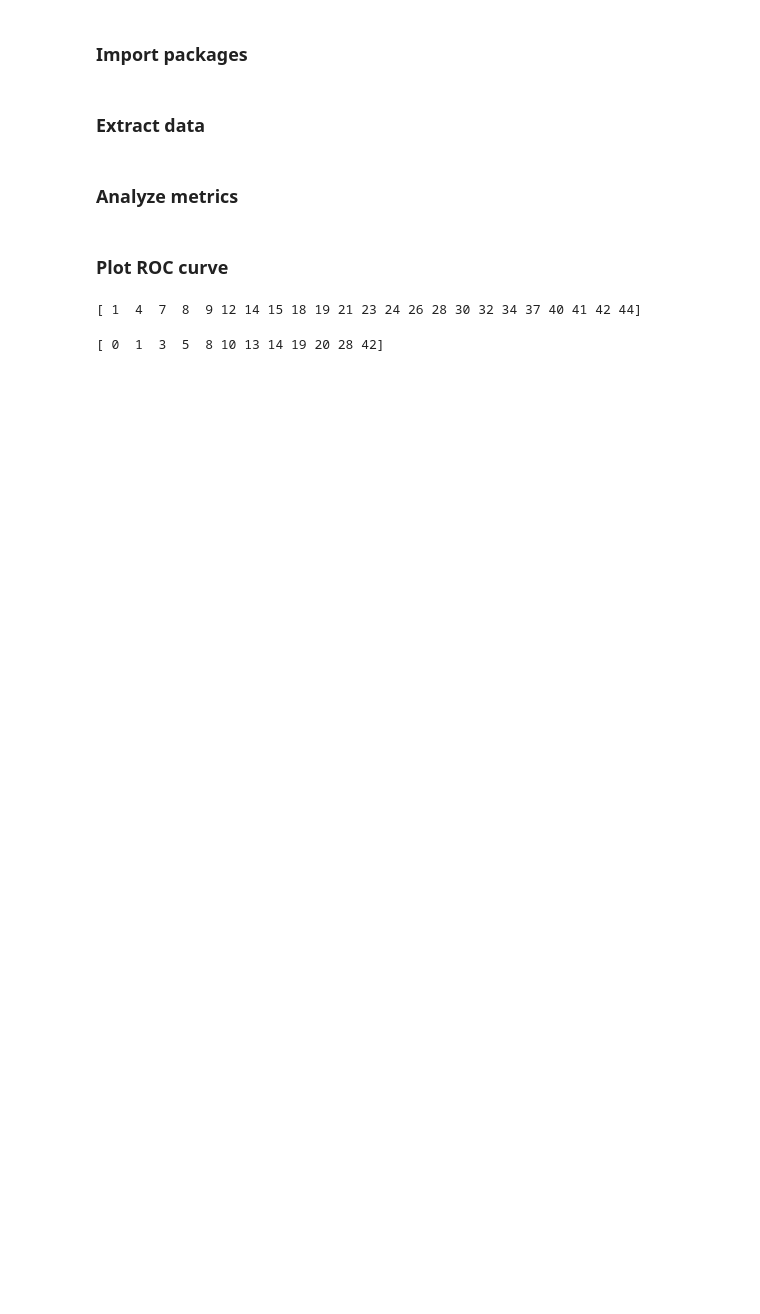
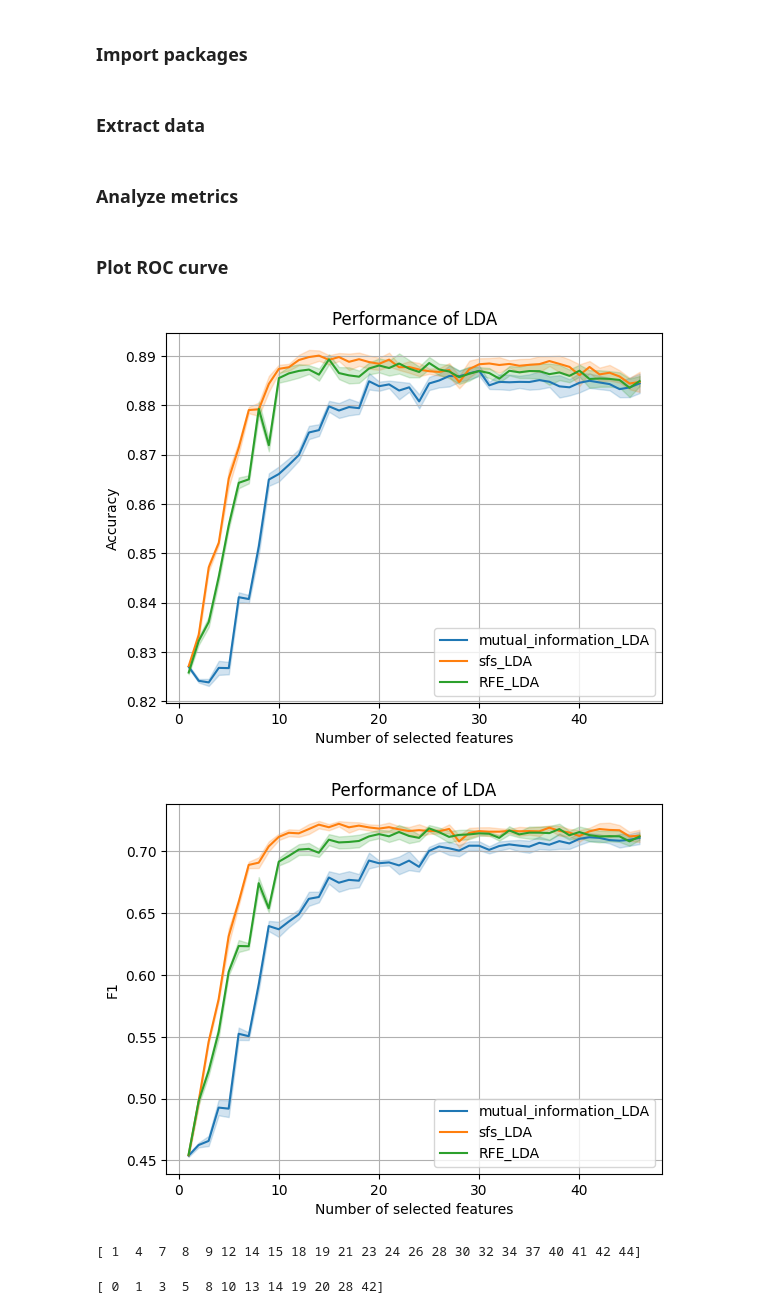
Before and after one commit to Majager/master_ML, a Jupyter notebook: Results/Feature_selection.ipynb, the cells around one changed output. Drawn from its saved outputs; the diff is of its cells as text; code cells hidden in the pictures; blank space fills up the shorter version.

```diff
--- a/Results/Feature_selection.ipynb
+++ b/Results/Feature_selection.ipynb
@@ -16,11 +17,37 @@ import math
 root_folder_path = "C:\\Users\\MajaE\\src\\repos\\master_ML\\Data"
 # %% [markdown]
 ### Extract data
+# %%
+def post_processing(true, predictions, predictions_proba, segment_size):
+    # Find number of observations in the data
+    segmented_true = []
+    segmented_predictions = []
+    segmented_predictions_proba = []
+
+    for i in range(len(true)):
+        subject_segmented_true = []
+        subject_segmented_predictions = []
+        subject_segmented_predictions_proba = []
+        for j in range(0,len(true[i])-segment_size):
+            # Majority voting for the separate segments
+            subsequence_true = int(mode(true[i][j:(j+segment_size)]))
+            subsequence_predictions = int(mode(predictions[i][j:(j+segment_size)]))
+            subsequence_predictions_proba = round(np.mean(predictions_proba[i][j:(j+segment_size)]))
+            subject_segmented_true.append(subsequence_true)
+            subject_segmented_predictions.append(subsequence_predictions)
+            subject_segmented_predictions_proba.append(subsequence_predictions_proba)
+        segmented_true.append(subject_segmented_true)
+        segmented_predictions.append(subject_segmented_predictions)
+        segmented_predictions_proba.append(subject_segmented_predictions_proba)
+    return segmented_true,segmented_predictions, segmented_predictions_proba
 # %%
 def extract_test_parameters(test_file):
     true,predictions,predictions_proba,test_recording_ids,segment_parameters =[],[],[],[],[]
     with open(test_file, 'rb') as handle:
         true,predictions,predictions_proba,test_recording_ids, segment_parameters = pickle.load(handle)
+    if segment_parameters[2] == 1:
+        true, predictions, predictions_proba = post_processing(true,predictions,predictions_proba,30)
+        segment_parameters[2] = 30
     return true,predictions,predictions_proba,test_recording_ids,segment_parameters
 # %% [markdown]
 ### Analyze metrics
@@ -115,7 +142,7 @@ def feature_selection_curve(selection_algorithms,label):
         acc = np.array(accuracies[idx])
         std = np.array(std_accuracies[idx])
         n_features = np.array(n_features_vec[idx])
-        line, = plt.plot(n_features,acc,label=selection_algorithms[idx],marker='o',markersize=6)
+        line, = plt.plot(n_features,acc,label=selection_algorithms[idx])
         plt.fill_between(n_features,acc-std,acc+std,color=line.get_color(), alpha = 0.2)
     plt.xlabel('Number of selected features')
     plt.ylabel('Accuracy')
@@ -129,7 +156,7 @@ def feature_selection_curve(selection_algorithms,label):
         f1 = np.array(f1_scores[idx])
         std = np.array(std_f1_scores[idx])
         n_features = np.array(n_features_vec[idx])
-        line, = plt.plot(n_features,f1,label=selection_algorithms[idx],marker='o',markersize=6)
+        line, = plt.plot(n_features,f1,label=selection_algorithms[idx])
         plt.fill_between(n_features,f1-std,f1+std,color=line.get_color(), alpha = 0.2)
     plt.xlabel('Number of selected features')
     plt.ylabel('F1')
@@ -139,9 +166,12 @@ def feature_selection_curve(selection_algorithms,label):
     plt.show()
 # %%
 classes = ['No meal','Meal']
-#selection_algorithms = ["mutual_information_LDA","sfs_LDA","RFE_LDA"]
+selection_algorithms = ["mutual_information_LDA","sfs_LDA","RFE_LDA"]
 #selection_algorithms = ["mutual_information_HMM","sfs_HMM"]
-#feature_selection_curve(selection_algorithms,'HMM')
+feature_selection_curve(selection_algorithms,'LDA')
+# %% [output]
+[figure, added]
+[figure, added]
 # %%
 importance_mutual_information, importance_sfs = [],[]
 # Extract features from previous calculations
```
Also changed, not shown: parts of 1 cell of this notebook, 18 other files.
